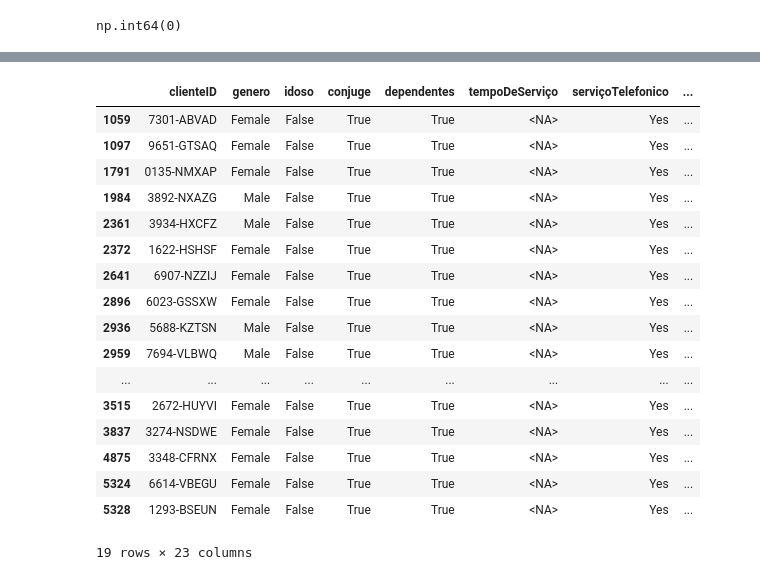
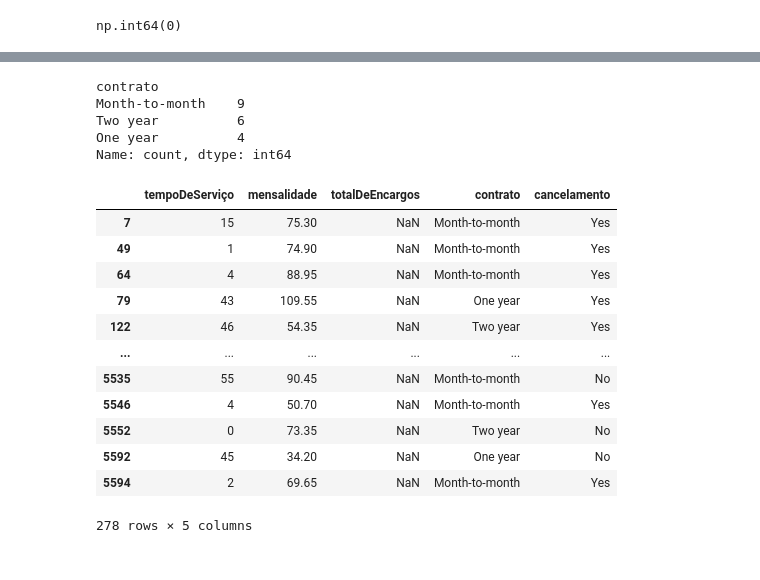
Before and after one commit to patrick0753/databricks_repositorio, a Jupyter notebook: df_databricks.ipynb, the cells around one changed output, grey strips where cells are left out. Cells and saved outputs as stored; diff of their text form; code cells hidden in the pictures.

```diff
--- a/df_databricks.ipynb
+++ b/df_databricks.ipynb
@@ -217,22 +223,26 @@ Name: tempoDeServiço, Length: 5634, dtype: Int8
 # %%
 #descobrindo motivo dos valores nulos
-df[df["tempoDeServiço"].isnull()]
+df[df["tempoDeServiço"].isnull()]["contrato"].value_counts()
 # %% [output]
-|  | clienteID | genero | idoso | conjuge | dependentes | tempoDeServiço | serviçoTelefonico | ... |
-| 1059 | 7301-ABVAD | Female | False | True | True | <NA> | Yes | ... |
-| 1097 | 9651-GTSAQ | Female | False | True | True | <NA> | Yes | ... |
-| 1791 | 0135-NMXAP | Female | False | True | True | <NA> | Yes | ... |
-| 1984 | 3892-NXAZG | Male | False | True | True | <NA> | Yes | ... |
-| 2361 | 3934-HXCFZ | Male | False | True | True | <NA> | Yes | ... |
-| 2372 | 1622-HSHSF | Female | False | True | True | <NA> | Yes | ... |
-| 2641 | 6907-NZZIJ | Female | False | True | True | <NA> | Yes | ... |
-| 2896 | 6023-GSSXW | Female | False | True | True | <NA> | Yes | ... |
-| 2936 | 5688-KZTSN | Male | False | True | True | <NA> | Yes | ... |
-| 2959 | 7694-VLBWQ | Male | False | True | True | <NA> | Yes | ... |
-| ... | ... | ... | ... | ... | ... | ... | ... | ... |
-| 3515 | 2672-HUYVI | Female | False | True | True | <NA> | Yes | ... |
-| 3837 | 3274-NSDWE | Female | False | True | True | <NA> | Yes | ... |
-| 4875 | 3348-CFRNX | Female | False | True | True | <NA> | Yes | ... |
-| 5324 | 6614-VBEGU | Female | False | True | True | <NA> | Yes | ... |
-| 5328 | 1293-BSEUN | Female | False | True | True | <NA> | Yes | ... |
-19 rows × 23 columns
+contrato
+Month-to-month    9
+Two year          6
+One year          4
+Name: count, dtype: int64
+# %%
+# registros nulos de "totalDeEncargos" e os motivos
+df[df["totalDeEncargos"].isnull()][["tempoDeServiço", "mensalidade", "totalDeEncargos","contrato", "cancelamento",]]
+# %% [output]
+|  | tempoDeServiço | mensalidade | totalDeEncargos | contrato | cancelamento |
+| 7 | 15 | 75.30 | NaN | Month-to-month | Yes |
+| 49 | 1 | 74.90 | NaN | Month-to-month | Yes |
+| 64 | 4 | 88.95 | NaN | Month-to-month | Yes |
+| 79 | 43 | 109.55 | NaN | One year | Yes |
+| 122 | 46 | 54.35 | NaN | Two year | Yes |
+| ... | ... | ... | ... | ... | ... |
+| 5535 | 55 | 90.45 | NaN | Month-to-month | No |
+| 5546 | 4 | 50.70 | NaN | Month-to-month | Yes |
+| 5552 | 0 | 73.35 | NaN | Two year | No |
+| 5592 | 45 | 34.20 | NaN | One year | No |
+| 5594 | 2 | 69.65 | NaN | Month-to-month | Yes |
+278 rows × 5 columns
```
Also changed, not shown: parts of 3 cells of this notebook.
